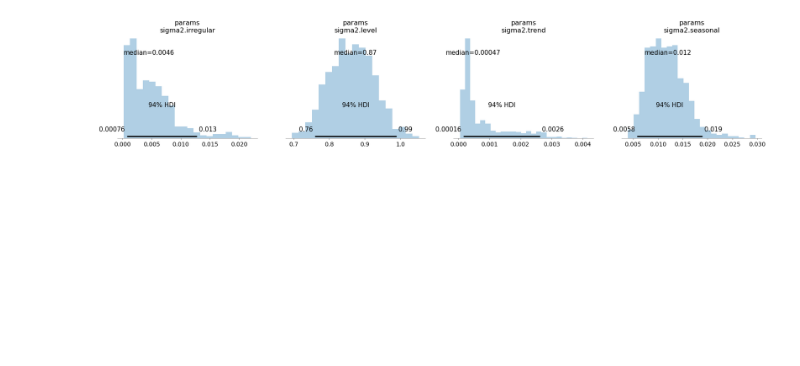
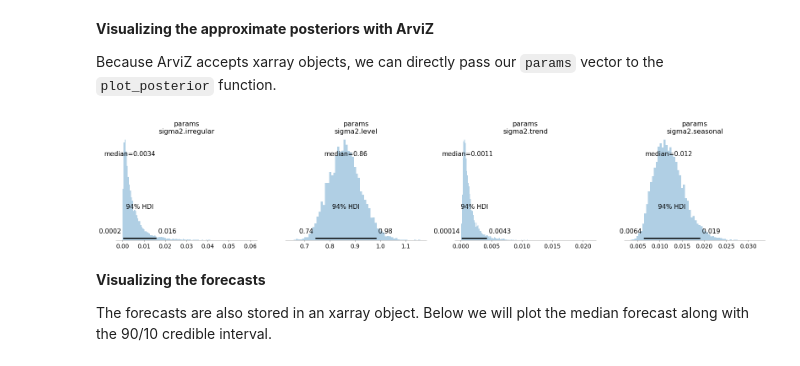
Before and after one commit to ChadFulton/scipy2022-bayesian-time-series, a Jupyter notebook: Poster.ipynb, the cells around one changed output. Cells and saved outputs as stored; diff of their text form; code cells hidden in the pictures; blank space fills up the shorter version.

Commit message:
ENH: update poster

```diff
--- a/Poster.ipynb
+++ b/Poster.ipynb
@@ -269,0 +515,17 @@ for i in range(1, niter + 1):
+# %%
+# Storage
+niter = 100000
+params = xr.DataArray(np.zeros((niter + 1, mod.k_params)),
+                      dims=['draw', 'param'],
+                      coords={'param': mod.param_names},
+                      name='params')
+states = xr.DataArray(np.zeros((niter + 1, mod.nobs, mod.k_states)),
+                      dims=['draw', 'date', 'state'],
+                      coords={'date': mod._index.rename('date'),
+                              'state': mod.state_names},
+                      name='states')
+fcast = xr.DataArray(np.zeros((niter + 1, n_fcast, mod.k_endog)),
+                     dims=['draw', 'date', 'variable'],
+                     coords={'date': fcast_ix,
+                             'variable': [mod.endog_names]},
+                     name='forecast')
@@ -269,0 +536,23 @@ for i in range(1, niter + 1):
+# %%
+# Initial values
+params[0] = mod.fit(disp=False).params
+
+# Iterations
+for i in range(1, niter + 1):
+    if (i % max(200, niter // 20)) == 0:
+        print(i)
+
+    # Sample from state posterior
+    mod.update(params[i - 1])
+    sim.simulate()
+    states[i] = sim.simulated_state.T
+
+    # Predictive simulation from sample end
+    fcast[i] = mod.simulate(params[i - 1], n_fcast,
+                            initial_state=states[i, -1]).to_frame()
+
+    # Gibbs sampling
+    params[i, 0] = draw_ig_gs_step(
+        'observation', 0, mod, sim.simulated_state.T, priors[0])
+    params[i, 1:4] = draw_ig_gs_step(
+        'state', [0, 1, 2], mod, sim.simulated_state.T, priors[1:4])
@@ -270,7 +580,18 @@ for i in range(1, niter + 1):
+# %% [markdown]
+**Visualizing the approximate posteriors with ArviZ**
+
+Because ArviZ accepts xarray objects, we can directly pass our `params` vector to the `plot_posterior` function.
 # %%
-az.plot_posterior(params.sel(draw=np.s_[nburn + 1::nthin]), point_estimate='median', kind='hexbin');
+nburn = 10000
+nthin = 10
+az.plot_posterior(params.sel(draw=np.s_[nburn + 1::nthin]),
+                  point_estimate='median', kind='hexbin');
 # %% [output]
-[figure, old version]
+[figure, new version]
+# %% [markdown]
+**Visualizing the forecasts**
+
+The forecasts are also stored in an xarray object. Below we will plot the median forecast along with the 90/10 credible interval.
 # %%
 fig, ax = plt.subplots()
 
```
Also changed, not shown: parts of 59 cells of this notebook.
